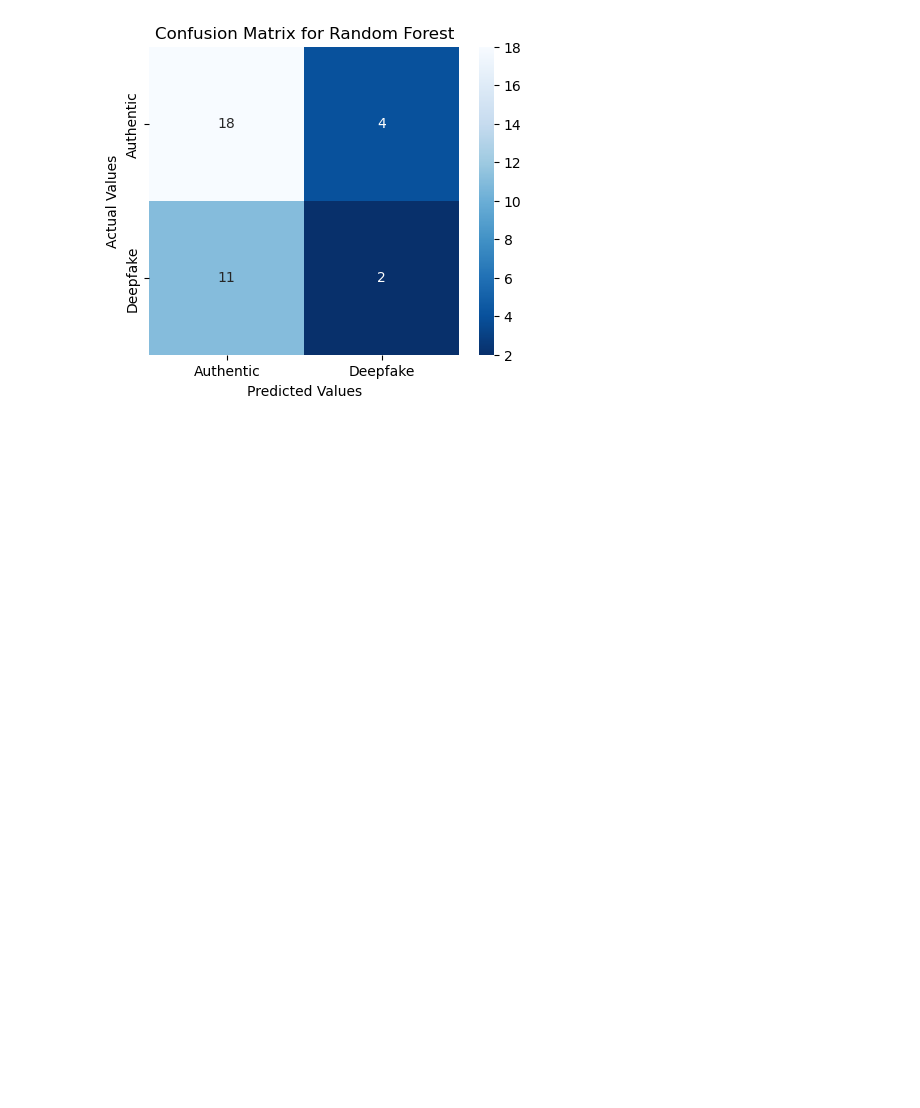
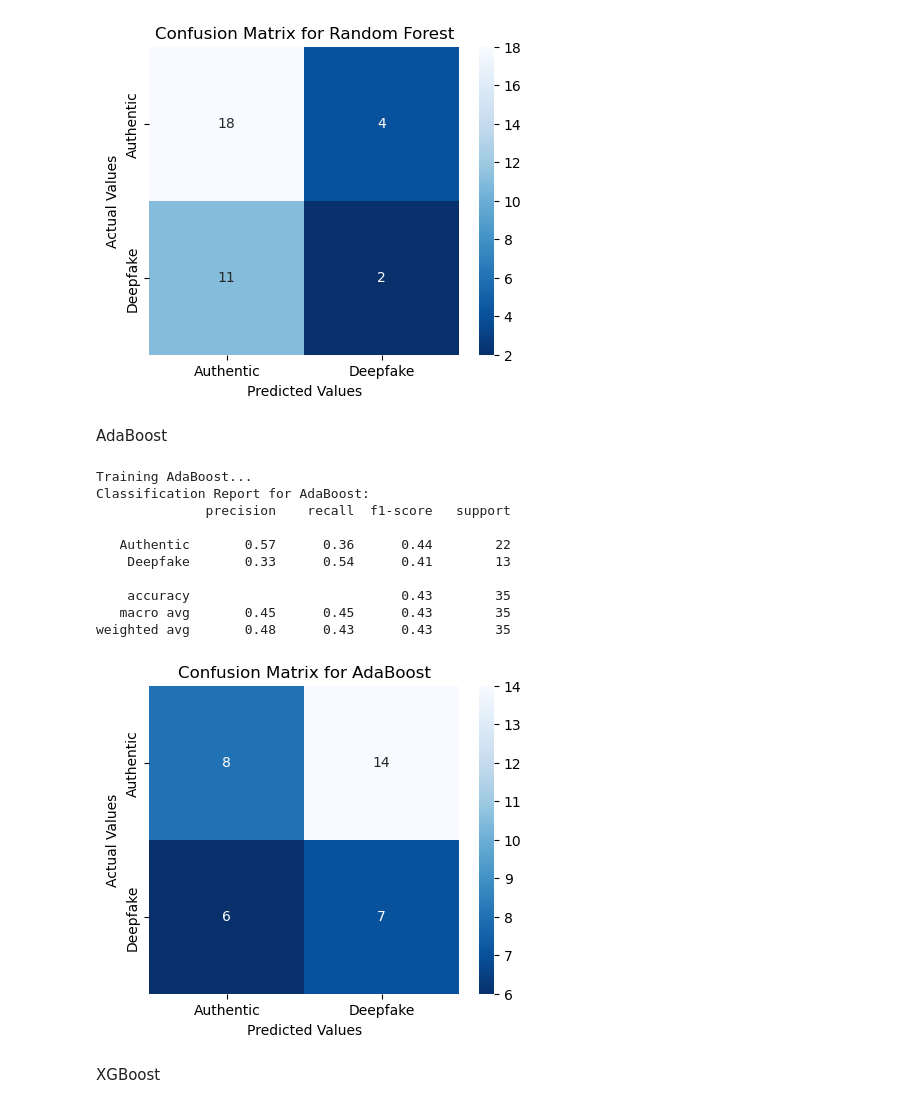
Before and after one commit to Danwidj/deepfake-detection, a Jupyter notebook: data_mining/traditional_method/scripts/classification.ipynb, the cells around one changed output. Cells and saved outputs as stored; diff of their text form; code cells hidden in the pictures; blank space fills up the shorter version.

```diff
--- a/data_mining/traditional_method/scripts/classification.ipynb
+++ b/data_mining/traditional_method/scripts/classification.ipynb
@@ -197,3 +197,24 @@ Classification Report for Random Forest:
    macro avg       0.48      0.49      0.46        35
 weighted avg       0.51      0.57      0.52        35
 [figure]
+# %% [markdown]
+AdaBoost
+# %%
+from sklearn.ensemble import AdaBoostClassifier
+
+ada_model= AdaBoostClassifier(n_estimators=100, random_state=27)
+ada_acc, ada_auc, ada_cm = evaluate_model(ada_model, "AdaBoost")
+# %% [output]
+Training AdaBoost...
+Classification Report for AdaBoost:
+              precision    recall  f1-score   support
+
+   Authentic       0.57      0.36      0.44        22
+    Deepfake       0.33      0.54      0.41        13
+
+    accuracy                           0.43        35
+   macro avg       0.45      0.45      0.43        35
+weighted avg       0.48      0.43      0.43        35
+[figure, added]
+# %% [markdown]
+XGBoost
```
Also changed, not shown: parts of 6 cells of this notebook.
